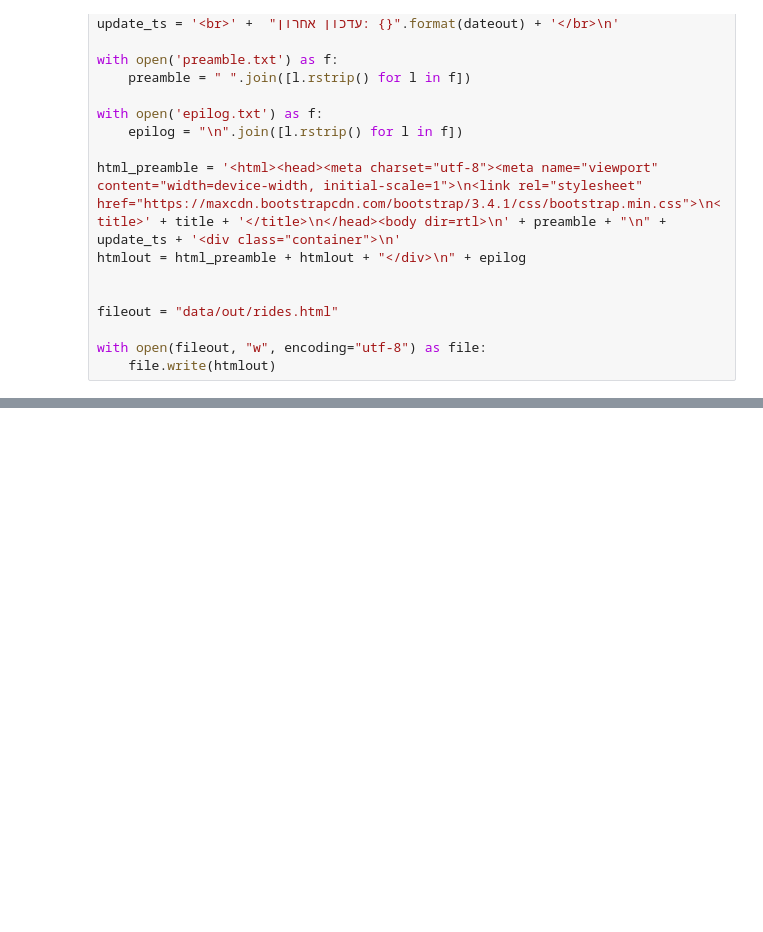
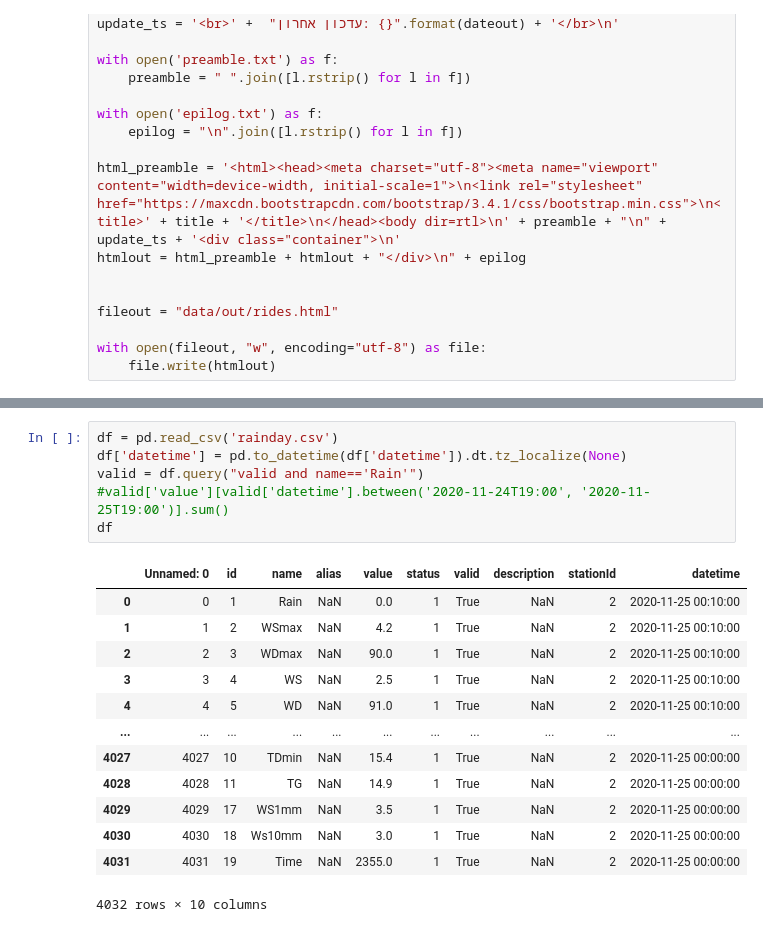
Before and after one commit to dpelleg/notebooks, a Jupyter notebook: mudguard/stats_nb.ipynb, the cells around one changed output, grey strips where cells are left out. Drawn from its saved outputs; the diff is of its cells as text; blank space fills up the shorter version.

```diff
--- a/mudguard/stats_nb.ipynb
+++ b/mudguard/stats_nb.ipynb
@@ -286,0 +262,20 @@ md_meta
+# %%
+df = pd.read_csv('rainday.csv')
+df['datetime'] = pd.to_datetime(df['datetime']).dt.tz_localize(None)
+valid = df.query("valid and name=='Rain'")
+#valid['value'][valid['datetime'].between('2020-11-24T19:00', '2020-11-25T19:00')].sum()
+df
+# %% [output]
+|  | Unnamed: 0 | id | name | alias | value | status | valid | description | stationId | datetime |
+| 0 | 0 | 1 | Rain | NaN | 0.0 | 1 | True | NaN | 2 | 2020-11-25 00:10:00 |
+| 1 | 1 | 2 | WSmax | NaN | 4.2 | 1 | True | NaN | 2 | 2020-11-25 00:10:00 |
+| 2 | 2 | 3 | WDmax | NaN | 90.0 | 1 | True | NaN | 2 | 2020-11-25 00:10:00 |
+| 3 | 3 | 4 | WS | NaN | 2.5 | 1 | True | NaN | 2 | 2020-11-25 00:10:00 |
+| 4 | 4 | 5 | WD | NaN | 91.0 | 1 | True | NaN | 2 | 2020-11-25 00:10:00 |
+| ... | ... | ... | ... | ... | ... | ... | ... | ... | ... | ... |
+| 4027 | 4027 | 10 | TDmin | NaN | 15.4 | 1 | True | NaN | 2 | 2020-11-25 00:00:00 |
+| 4028 | 4028 | 11 | TG | NaN | 14.9 | 1 | True | NaN | 2 | 2020-11-25 00:00:00 |
+| 4029 | 4029 | 17 | WS1mm | NaN | 3.5 | 1 | True | NaN | 2 | 2020-11-25 00:00:00 |
+| 4030 | 4030 | 18 | Ws10mm | NaN | 3.0 | 1 | True | NaN | 2 | 2020-11-25 00:00:00 |
+| 4031 | 4031 | 19 | Time | NaN | 2355.0 | 1 | True | NaN | 2 | 2020-11-25 00:00:00 |
+4032 rows × 10 columns
```
Also changed, not shown: parts of 10 cells of this notebook, 5 other files.
